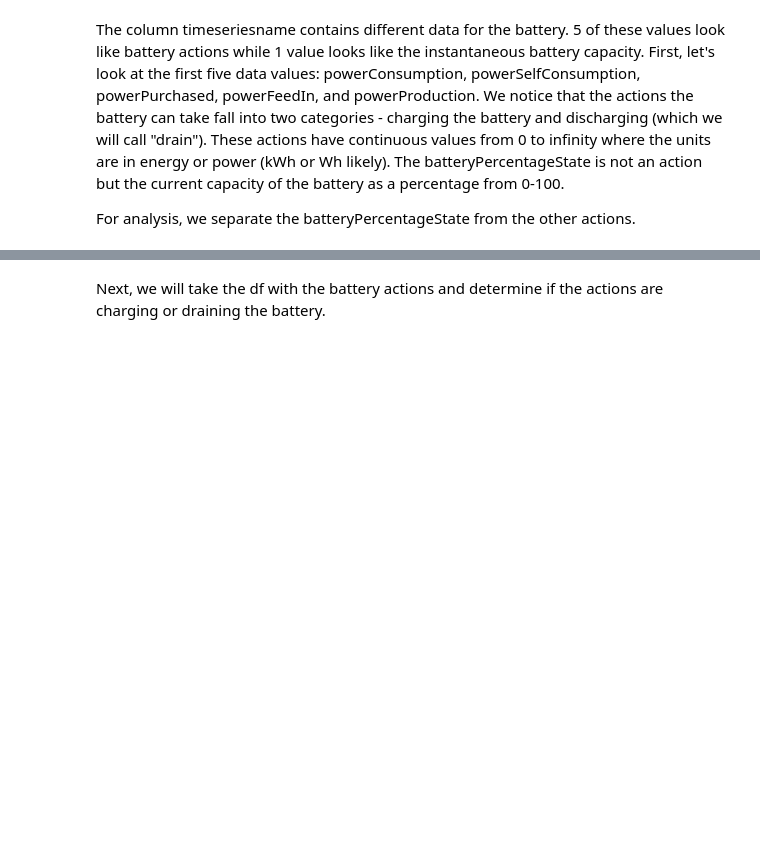
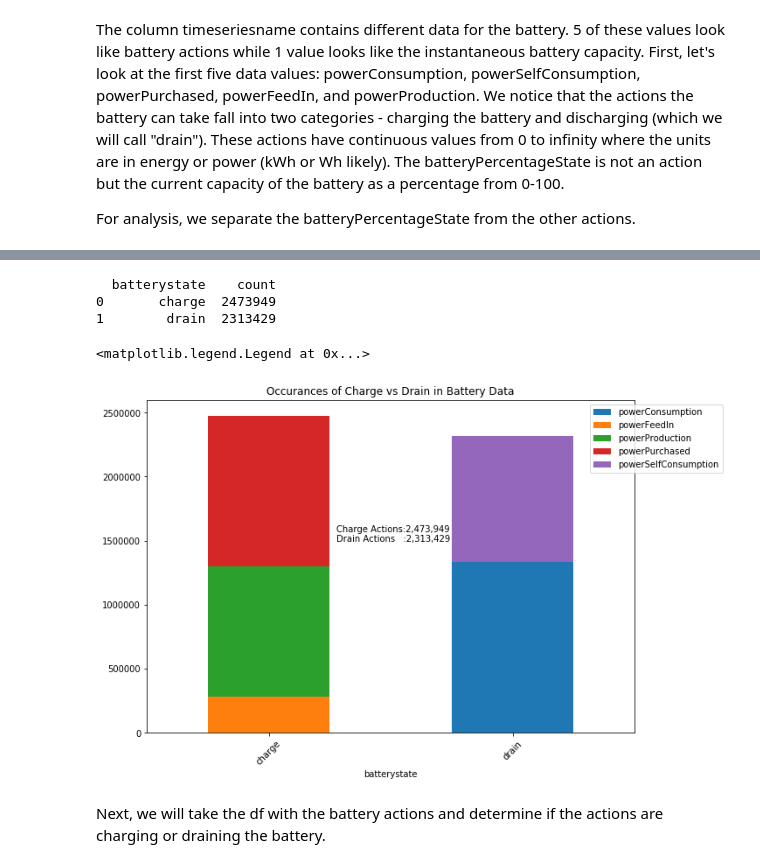
Before and after one commit to DennyLehman/battery_data_exploration, a Jupyter notebook: Battery Data Exploration.ipynb, the cells around one changed output, grey strips where cells are left out. Drawn from its saved outputs; the diff is of its cells as text; code cells hidden in the pictures; blank space fills up the shorter version.

```diff
--- a/Battery Data Exploration.ipynb
+++ b/Battery Data Exploration.ipynb
@@ -363,2 +460,21 @@ df = df[ df['timeseriesvalue'] > 0 ]
+# %%
+temp = df.groupby(['batterystate','timeseriesname']).agg({'srhid':'count'}).reset_index()#.rename(columns={'srhid':''})
+battery_state_totals = df.groupby('batterystate')['srhid'].count().reset_index().rename(columns={'srhid':'count'})
+print(battery_state_totals)
+temp = temp.pivot(index='batterystate',columns='timeseriesname',values='srhid')
+#temp.head()
+ax = temp.plot.bar(stacked=True, figsize=(10,7), rot=45)
+ax.set_title('Occurances of Charge vs Drain in Battery Data')
+ax.annotate('Charge Actions:{0:,}\nDrain Actions   :{1:,}'.format(
+    battery_state_totals.loc[0,'count'],battery_state_totals.loc[1,'count']),
+            xycoords='figure fraction', xytext=(0.38,0.6), xy=(0.1,0.4) )
+ax.legend(bbox_to_anchor=(.9, 1.0))
+#ax.text()
+# %% [output]
+  batterystate    count
+0       charge  2473949
+1        drain  2313429
+<matplotlib.legend.Legend at 0x...>
+[figure, added]
 # %% [markdown]
 Next, we will take the df with the battery actions and determine if the actions are charging or draining the battery.
```
Also changed, not shown: parts of 33 cells of this notebook.
